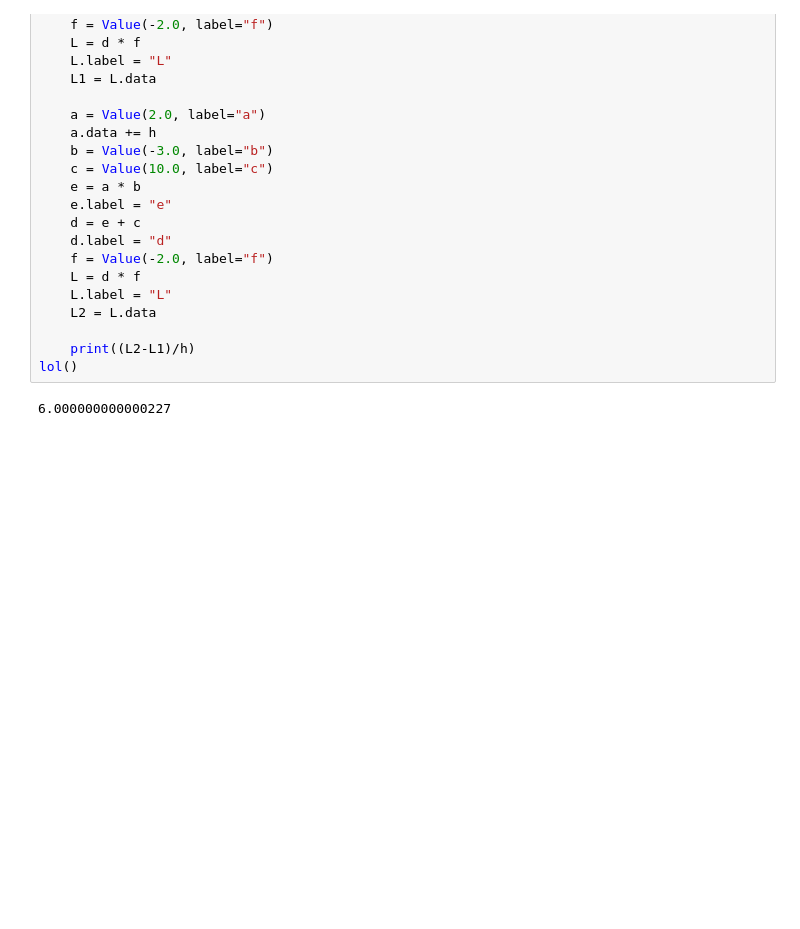
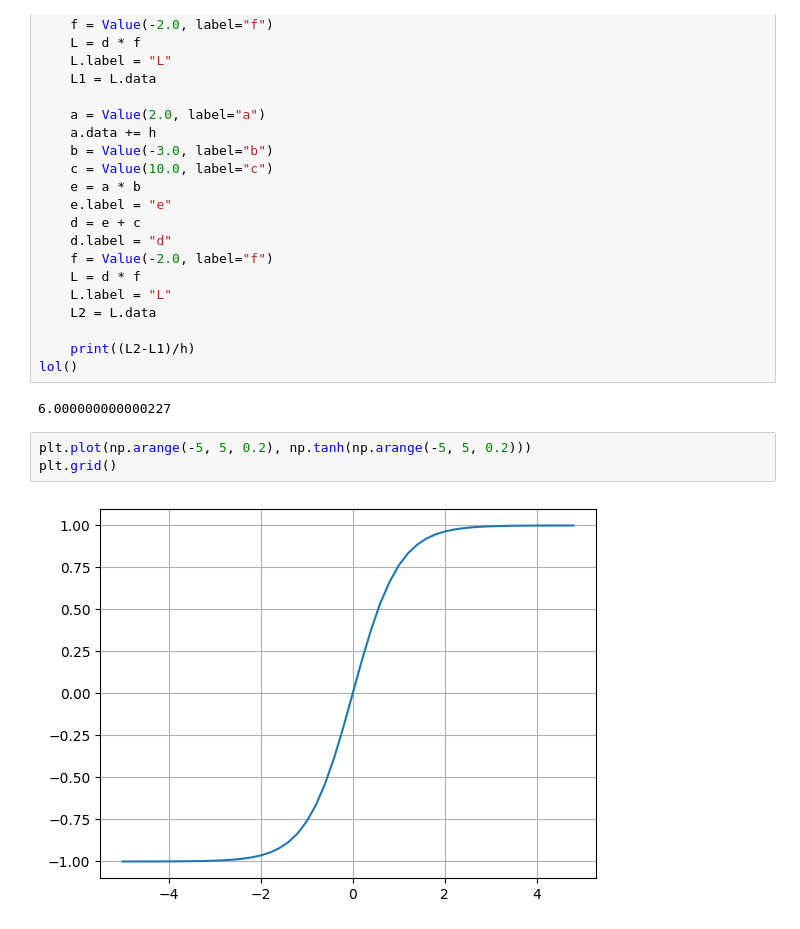
Before and after one commit to Hammad-Aslam/Build-Backward-Propagation-Library, a Jupyter notebook: micro_grad_from_scratch.ipynb, the cells around one changed output. Drawn from its saved outputs; the diff is of its cells as text; blank space fills up the shorter version.

```diff
--- a/micro_grad_from_scratch.ipynb
+++ b/micro_grad_from_scratch.ipynb
@@ -223,3 +228,8 @@ def lol():
 lol()
 # %% [output]
 6.000000000000227
+# %%
+plt.plot(np.arange(-5, 5, 0.2), np.tanh(np.arange(-5, 5, 0.2)))
+plt.grid()
+# %% [output]
+[figure, added]
```
Also changed, not shown: parts of 10 cells of this notebook.
